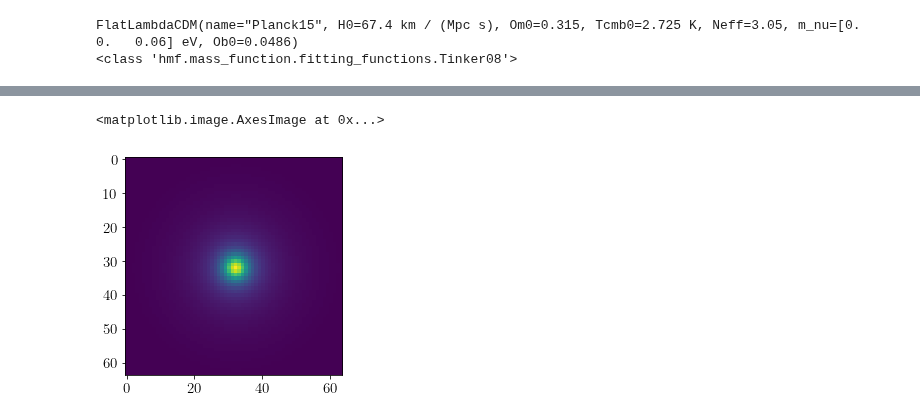
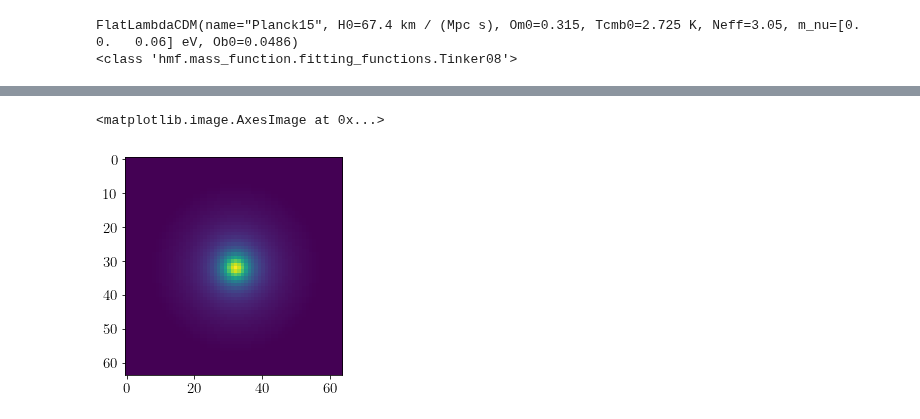
Before and after one commit to mr-superonion/splinv, a Jupyter notebook: notebook/s19/0-haloMF_Prior.ipynb, the cells around one changed output, grey strips where cells are left out. Drawn from its saved outputs; the diff is of its cells as text; code cells hidden in the pictures.

```diff
--- a/notebook/s19/0-haloMF_Prior.ipynb
+++ b/notebook/s19/0-haloMF_Prior.ipynb
@@ -89,7 +128,6 @@ plt.step((mf.m[1:]+mf.m[:-1])/2.,np.log10(y/np.sum(y)*sAll),where='mid')
 # %%
-hfou=haloSim.haloCS02SigmaAtom(3.5,64,nx=64,c=9.,smooth_scale=1.5,fou=False,lnorm=1)
+haloImg=haloSim.haloCS02SigmaAtom(rs_arcmin[0],64,64,c=conc[0],smooth_scale=1.5,fou=False,lnorm=1)*msample[0]
+imshow(np.fft.fftshift(haloImg))
+# %% [output]
+<matplotlib.image.AxesImage at 0x...>
+[figure, added]
-# %%
-imshow(np.fft.fftshift(hfou))
-# %% [output]
-<matplotlib.image.AxesImage at 0x...>
-[figure, removed]
```
Also changed, not shown: parts of 10 cells of this notebook, 5 other files.
